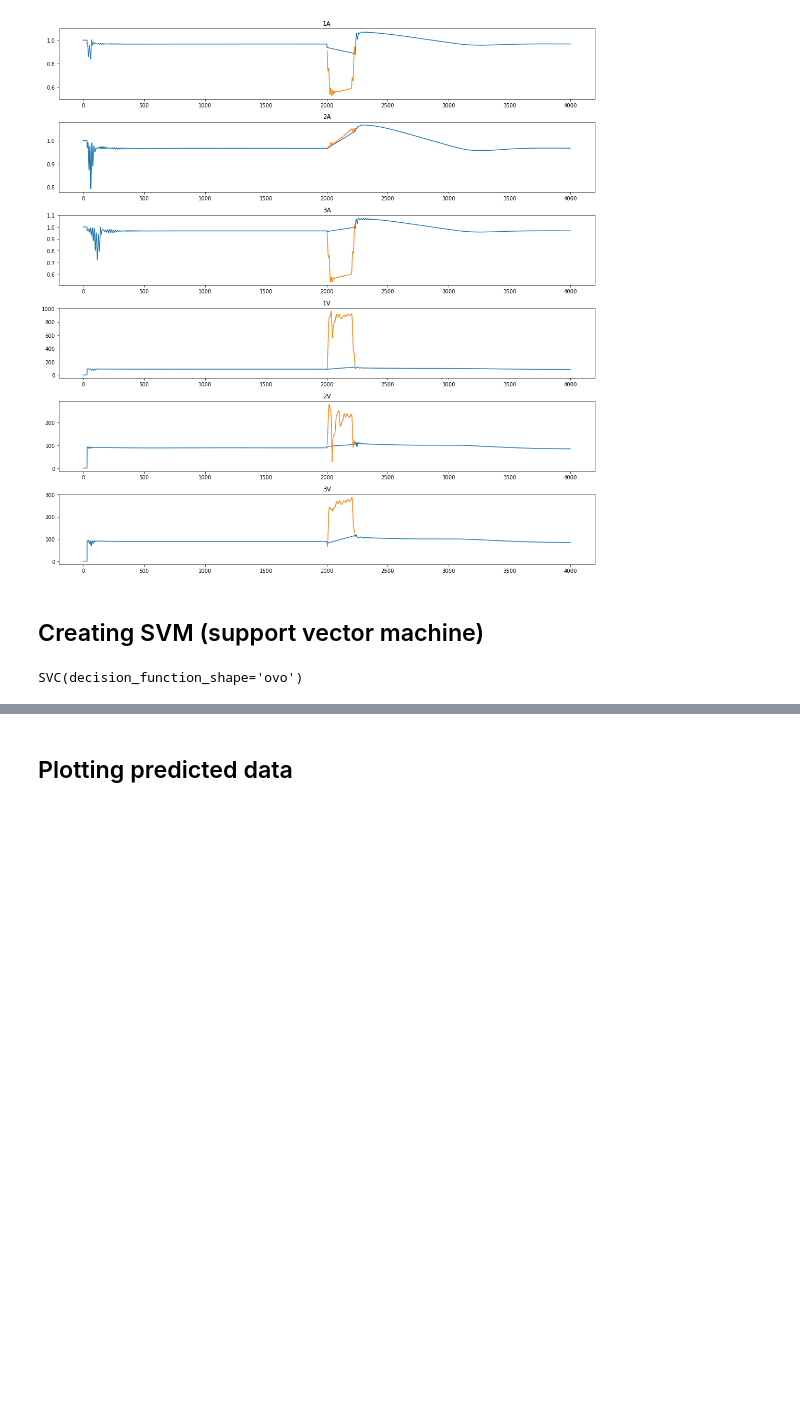
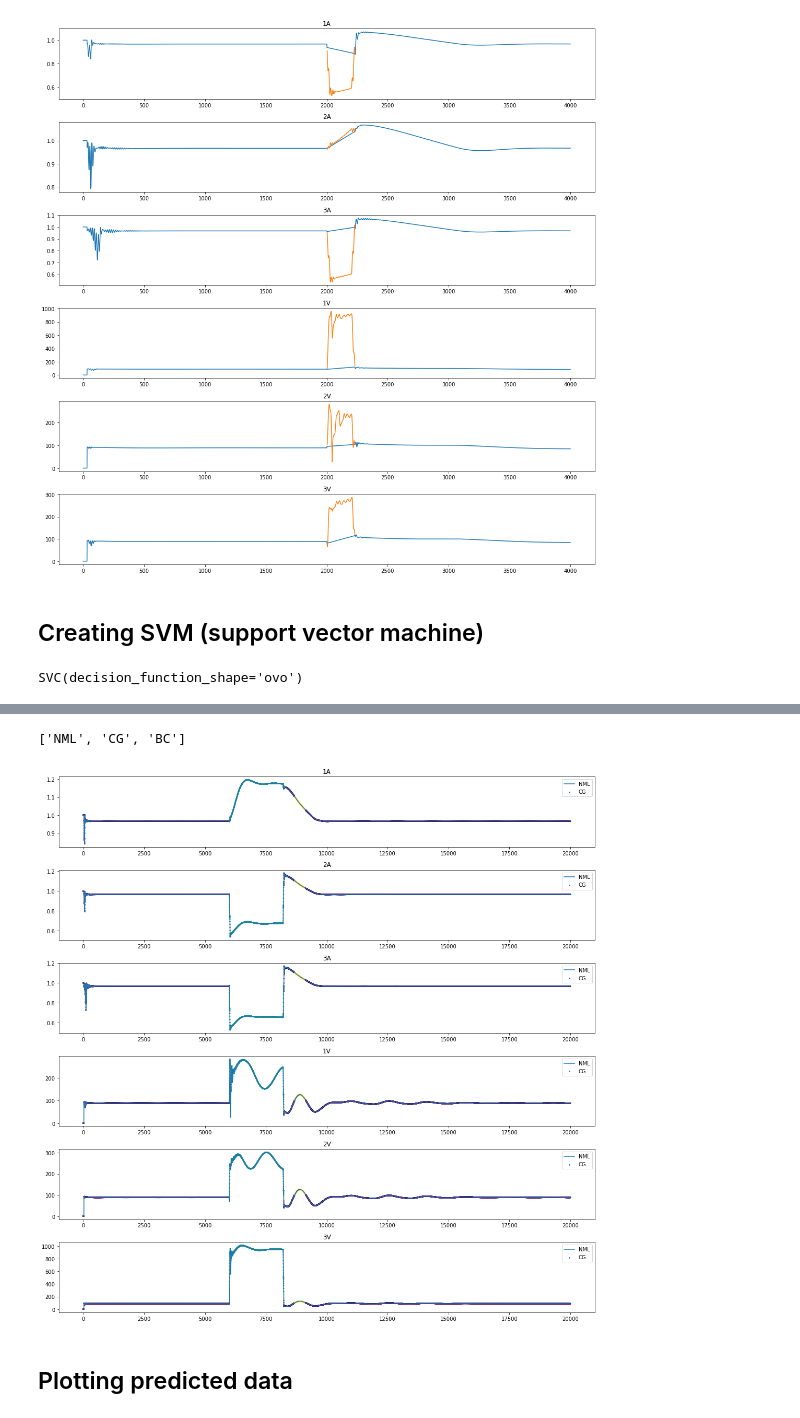
Before and after one commit to YugantM/PowerGrid, a Jupyter notebook: classifier.ipynb, the cells around one changed output, grey strips where cells are left out. Drawn from its saved outputs; the diff is of its cells as text; code cells hidden in the pictures; blank space fills up the shorter version.

```diff
--- a/classifier.ipynb
+++ b/classifier.ipynb
@@ -37,6 +56,7 @@ from sklearn import svm
 # %%
 # creating training set ignoring labels
-train_data = data[cols]
+train_data = dataset[cols]
+labels = dataset['label']
 
 # converting it to list of list from DataFrame
-train_data = train_data.values.tolist()
+#train_data = train_data.values.tolist()
@@ -63,3 +105,21 @@ new_data.columns = cols + ['label']
+# %%
+unq_labels
+# %% [output]
+['NML', 'CG', 'BC']
+# %%
+fig, ax = plt.subplots(6,figsize=(15,15))
+
+for i in range(col_len):
+
+    ax[i].scatter(df.index,df[cols[i]],marker='.',c=new_data['label'].values.tolist(),s=10)
+    ax[i].plot(df[cols[i]])
+
+    ax[i].set_title(cols[i])
+
+    ax[i].legend(labels=unq_labels)
+fig.tight_layout()
+# %% [output]
+[figure, added]
 # %% [markdown]
 ## Plotting predicted data
 # %%
```
Also changed, not shown: parts of 8 cells of this notebook, 17 other files.
